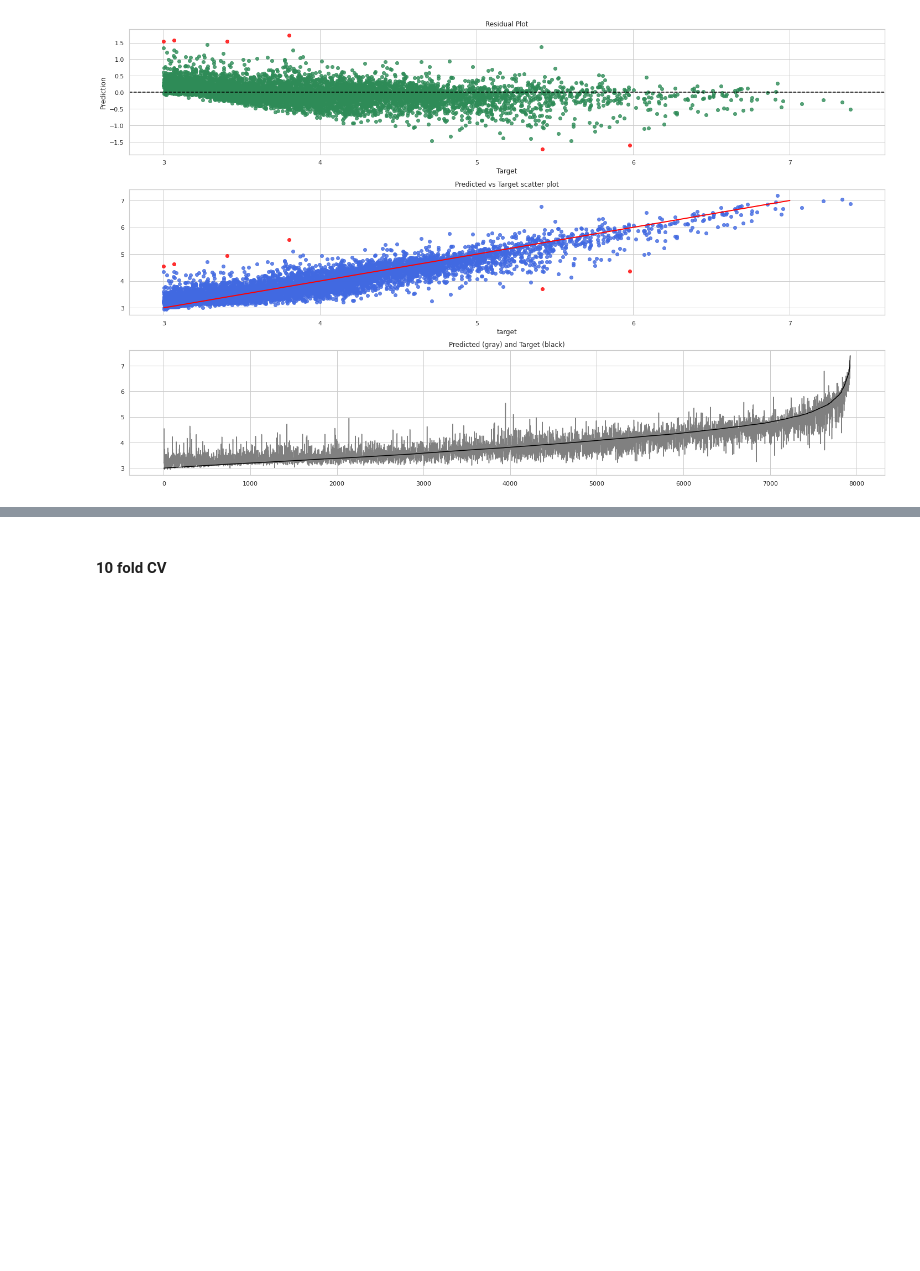
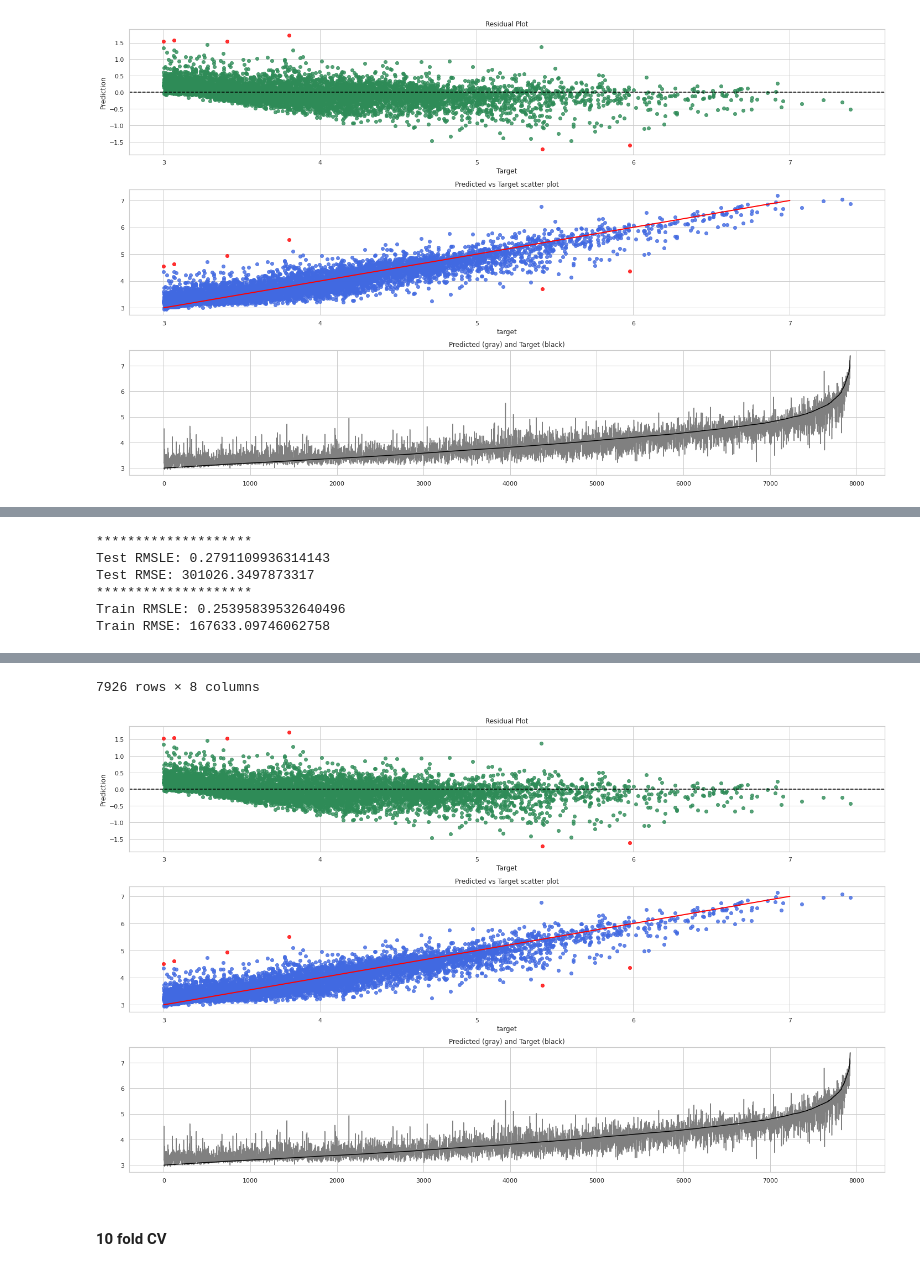
Before and after one commit to FernandoCondino/dbpedia_predictions, a Jupyter notebook: svr_model.ipynb, the cells around one changed output, grey strips where cells are left out. Cells and saved outputs as stored; diff of their text form; code cells hidden in the pictures; blank space fills up the shorter version.

```diff
--- a/svr_model.ipynb
+++ b/svr_model.ipynb
@@ -123,3 +107,31 @@ There are 0 suspicious subjects! Check if found values are real and fix the reco
 | 7 | Bret_Harte,_California | False | 51481.000 | 51481 | 0.000 |  | https://en.wikipedia.org/wiki/Bre... | <http://dbpedia.org/resource/Bret... |
 | 8 | Philipsburg,_Sint_Maarten | False | 1894.000 | 1894 | 0.000 |  | https://en.wikipedia.org/wiki/Phi... | <http://dbpedia.org/resource/Phil... |
 | 9 | Guéckédou | False | 221715.000 | 221715 | 0.000 |  | https://en.wikipedia.org/wiki/Gu%... | <http://dbpedia.org/resource/Guéc... |
+# %%
+train_df = DataFrameRepository(version='last').get()
+train_index, test_index = get_single_stratified_split(df)
+
+X = train_df.drop(columns=['subject', 'target'])
+y = np.log10(train_df.target)
+
+X_train, y_train = X.loc[train_index], y.loc[train_index]
+X_test, y_test = X.loc[test_index], y.loc[test_index]
+y_test = y_test.sort_values() # These two lines are to have a nice plot below
+X_test = X_test.reindex(y_test.index)
+
+pipeline = get_svr_pipeline(countries_threshold=0.97, utc_threshold=0.95)
+model = TransformedTargetRegressor(regressor=pipeline, transformer=MinMaxScaler())
+model.fit(X_train, y_train)
+evaluator = ModelEvaluator(model, X_test, y_test, X_train, y_train)
+
+test_pred, train_pred = evaluator.evaluate_model(eval_r2_score=False)
+evaluator.plot_results()
+error_analysis_df = evaluator.get_error_analysis(train_df)
+error_analysis_df
+# %% [output]
+********************
+Test RMSLE: 0.2791109936314143
+Test RMSE: 301026.3497873317
+********************
+Train RMSLE: 0.25395839532640496
+Train RMSE: 167633.09746062758
@@ -126,3 +150,5 @@ There are 0 suspicious subjects! Check if found values are real and fix the reco
+7926 rows × 8 columns
+[figure, added]
 # %% [markdown]
 #### 10 fold CV
 # %%
```
Also changed, not shown: parts of 6 cells of this notebook, 2 other files.
